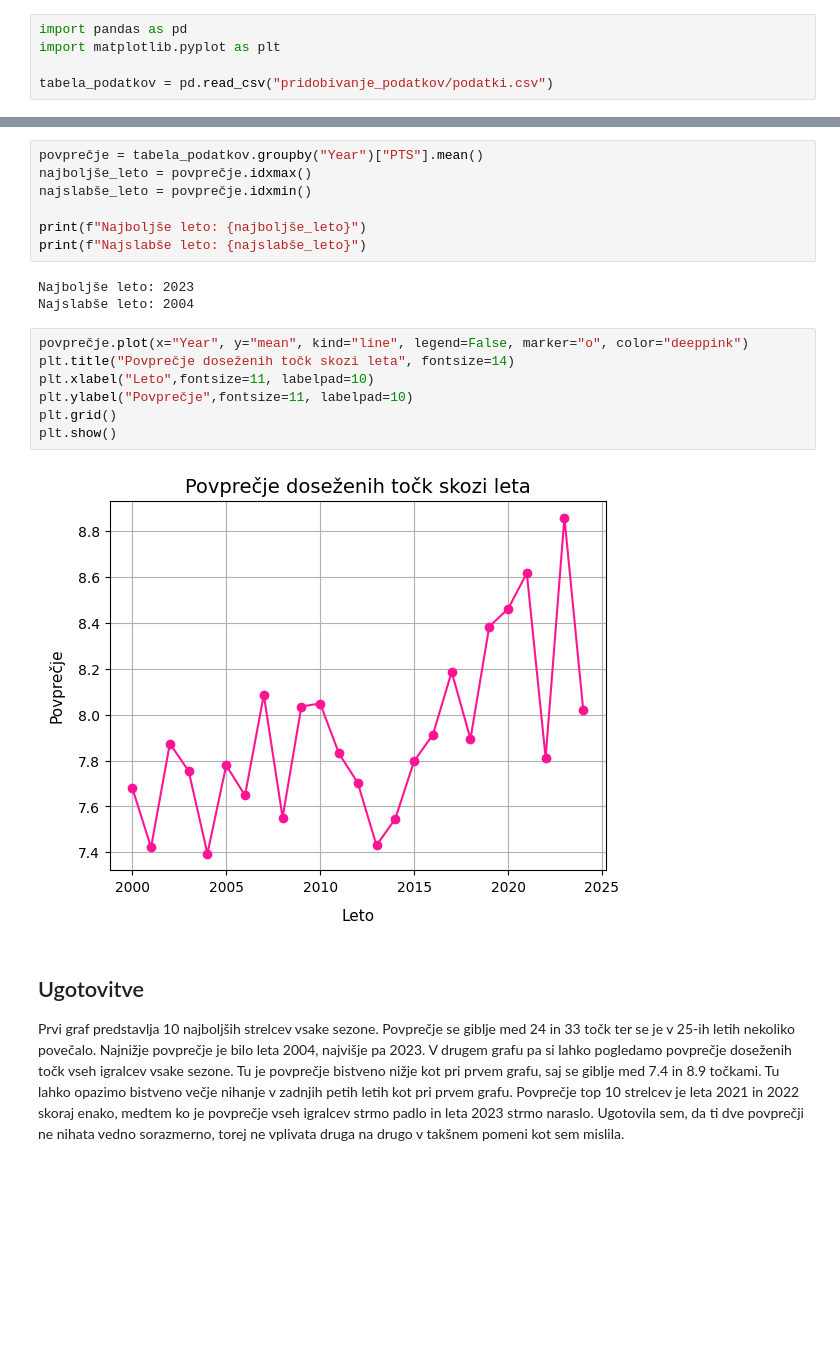
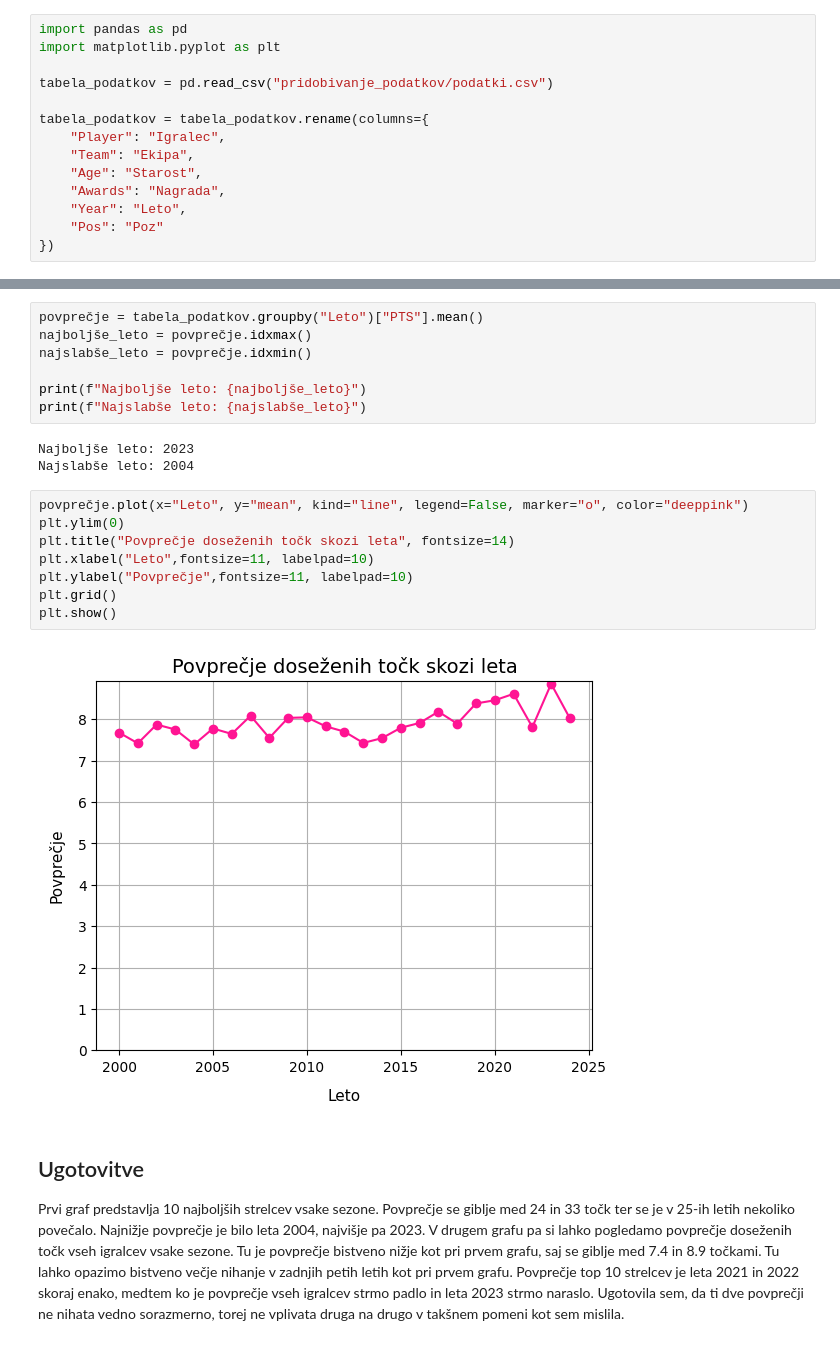
Before and after one commit to neza111/Projektna-naloga-UVP, a Jupyter notebook: analiza_podatkov.ipynb, the cells around one changed output, grey strips where cells are left out. Drawn from its saved outputs; the diff is of its cells as text; blank space fills up the shorter version.

```diff
--- a/analiza_podatkov.ipynb
+++ b/analiza_podatkov.ipynb
@@ -11,6 +11,15 @@ import pandas as pd
 import matplotlib.pyplot as plt
 
 tabela_podatkov = pd.read_csv("pridobivanje_podatkov/podatki.csv")
+
+tabela_podatkov = tabela_podatkov.rename(columns={
+    "Player": "Igralec",
+    "Team": "Ekipa",
+    "Age": "Starost",
+    "Awards": "Nagrada",
+    "Year": "Leto",
+    "Pos": "Poz"
+})
 # %% [markdown]
 ## 1. Tabela podatkov
 
@@ -79,7 +111,7 @@ plt.show()
 
 Zanimalo me je tudi povprečje vseh igralcev v vsakem letu in če se dinamika tega kaj povezuje in razlikuje od povprečja najboljših 10 igralcev.
 # %%
-povprečje = tabela_podatkov.groupby("Year")["PTS"].mean()
+povprečje = tabela_podatkov.groupby("Leto")["PTS"].mean()
 najboljše_leto = povprečje.idxmax()
 najslabše_leto = povprečje.idxmin()
 
@@ -89,14 +121,15 @@ print(f"Najslabše leto: {najslabše_leto}")
 Najboljše leto: 2023
 Najslabše leto: 2004
 # %%
-povprečje.plot(x="Year", y="mean", kind="line", legend=False, marker="o", color="deeppink")
+povprečje.plot(x="Leto", y="mean", kind="line", legend=False, marker="o", color="deeppink")
+plt.ylim(0)
 plt.title("Povprečje doseženih točk skozi leta", fontsize=14)
 plt.xlabel("Leto",fontsize=11, labelpad=10)
 plt.ylabel("Povprečje",fontsize=11, labelpad=10)
 plt.grid()
 plt.show()
 # %% [output]
-[figure, old version]
+[figure, new version]
 # %% [markdown]
 ## Ugotovitve
 
```
Also changed, not shown: parts of 17 cells of this notebook, 3 other files.
